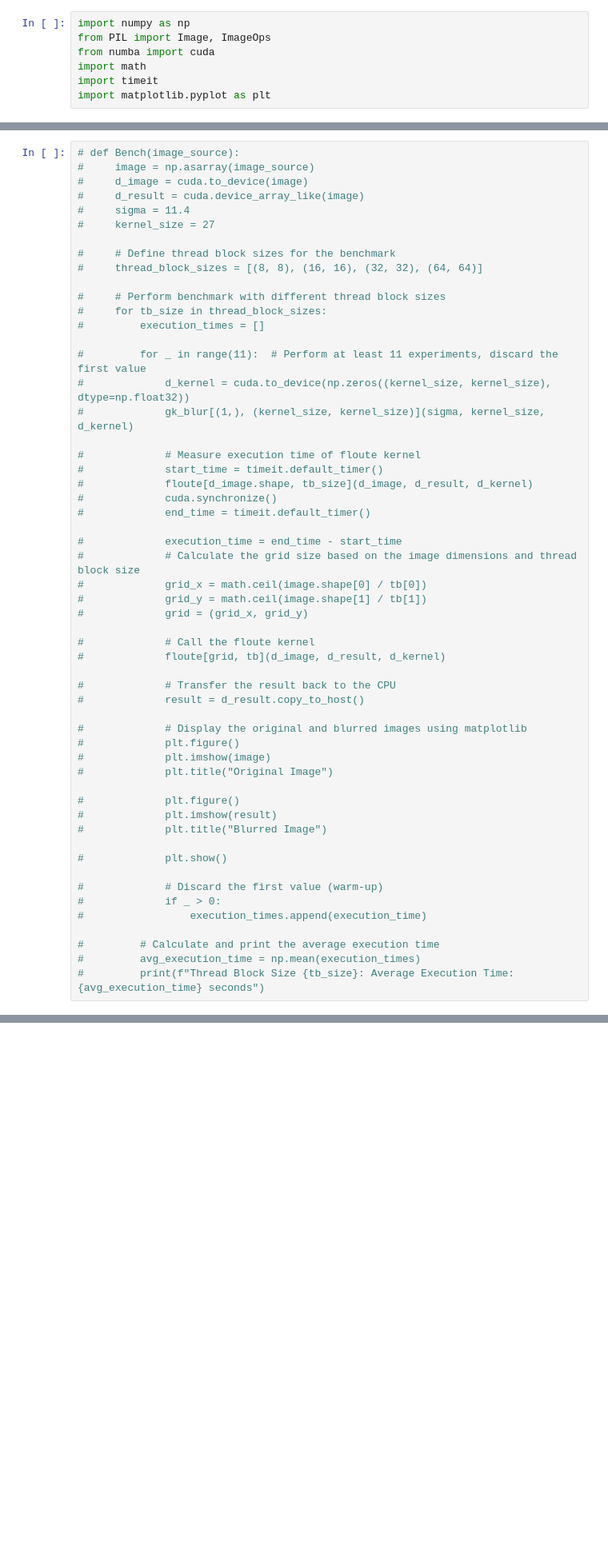
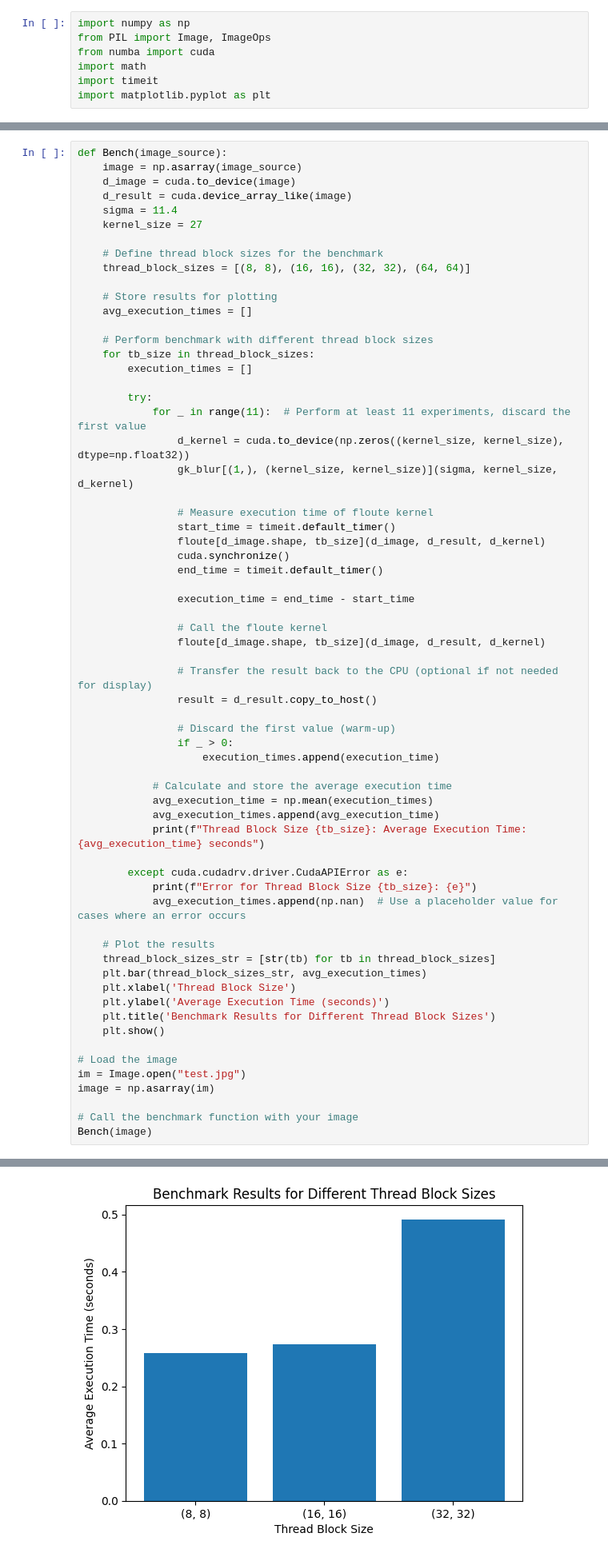
Before and after one commit to M4r0uan3/TP3_Kernel_Gaussien_Blur, a Jupyter notebook: TP3_berhili_marouane.ipynb, the cells around one changed output, grey strips where cells are left out. Shown: that part at 80% size. Cells and saved outputs as stored; diff of their text form; blank space fills up the shorter version.

Commit message:
add benchmark function

```diff
--- a/TP3_berhili_marouane.ipynb
+++ b/TP3_berhili_marouane.ipynb
@@ -60,57 +61,67 @@ def floute(input, output, kernel):
         output[x, y, 1] = t_G // 256
         output[x, y, 2] = t_B // 256
 # %%
-# def Bench(image_source):
-#     image = np.asarray(image_source)
-#     d_image = cuda.to_device(image)
-#     d_result = cuda.device_array_like(image)
-#     sigma = 11.4
-#     kernel_size = 27
+def Bench(image_source):
+    image = np.asarray(image_source)
+    d_image = cuda.to_device(image)
+    d_result = cuda.device_array_like(image)
+    sigma = 11.4
+    kernel_size = 27
 
-#     # Define thread block sizes for the benchmark
-#     thread_block_sizes = [(8, 8), (16, 16), (32, 32), (64, 64)]
+    # Define thread block sizes for the benchmark
+    thread_block_sizes = [(8, 8), (16, 16), (32, 32), (64, 64)]
 
-#     # Perform benchmark with different thread block sizes
-#     for tb_size in thread_block_sizes:
-#         execution_times = []
+    # Store results for plotting
+    avg_execution_times = []
 
-#         for _ in range(11):  # Perform at least 11 experiments, discard the first value
-#             d_kernel = cuda.to_device(np.zeros((kernel_size, kernel_size), dtype=np.float32))
-#             gk_blur[(1,), (kernel_size, kernel_size)](sigma, kernel_size, d_kernel)
+    # Perform benchmark with different thread block sizes
+    for tb_size in thread_block_sizes:
+        execution_times = []
 
-#             # Measure execution time of floute kernel
-#             start_time = timeit.default_timer()
-#             floute[d_image.shape, tb_size](d_image, d_result, d_kernel)
-#             cuda.synchronize()
-#             end_time = timeit.default_timer()
+        try:
+            for _ in range(11):  # Perform at least 11 experiments, discard the first value
+                d_kernel = cuda.to_device(np.zeros((kernel_size, kernel_size), dtype=np.float32))
+                gk_blur[(1,), (kernel_size, kernel_size)](sigma, kernel_size, d_kernel)
 
-#             execution_time = end_time - start_time
-#             # Calculate the grid size based on the image dimensions and thread block size
-#             grid_x = math.ceil(image.shape[0] / tb[0])
-#             grid_y = math.ceil(image.shape[1] / tb[1])
-#             grid = (grid_x, grid_y)
+                # Measure execution time of floute kernel
+                start_time = timeit.default_timer()
+                floute[d_image.shape, tb_size](d_image, d_result, d_kernel)
+                cuda.synchronize()
+                end_time = timeit.default_timer()
 
-#             # Call the floute kernel
-#             floute[grid, tb](d_image, d_result, d_kernel)
+                execution_time = end_time - start_time
 
-#             # Transfer the result back to the CPU
-#             result = d_result.copy_to_host()
+                # Call the floute kernel
+                floute[d_image.shape, tb_size](d_image, d_result, d_kernel)
 
-#             # Display the original and blurred images using matplotlib
-#             plt.figure()
-#             plt.imshow(image)
-#             plt.title("Original Image")
+                # Transfer the result back to the CPU (optional if not needed for display)
+                result = d_result.copy_to_host()
 
-#             plt.figure()
-#             plt.imshow(result)
-#             plt.title("Blurred Image")
+                # Discard the first value (warm-up)
+                if _ > 0:
+                    execution_times.append(execution_time)
 
-#             plt.show()
+            # Calculate and store the average execution time
+            avg_execution_time = np.mean(execution_times)
+            avg_execution_times.append(avg_execution_time)
+            print(f"Thread Block Size {tb_size}: Average Execution Time: {avg_execution_time} seconds")
 
-#             # Discard the first value (warm-up)
-#             if _ > 0:
-#                 execution_times.append(execution_time)
+        except cuda.cudadrv.driver.CudaAPIError as e:
+            print(f"Error for Thread Block Size {tb_size}: {e}")
+            avg_execution_times.append(np.nan)  # Use a placeholder value for cases where an error occurs
 
-#         # Calculate and print the average execution time
-#         avg_execution_time = np.mean(execution_times)
-#         print(f"Thread Block Size {tb_size}: Average Execution Time: {avg_execution_time} seconds")
+    # Plot the results
+    thread_block_sizes_str = [str(tb) for tb in thread_block_sizes]
+    plt.bar(thread_block_sizes_str, avg_execution_times)
+    plt.xlabel('Thread Block Size')
+    plt.ylabel('Average Execution Time (seconds)')
+    plt.title('Benchmark Results for Different Thread Block Sizes')
+    plt.show()
+
+# Load the image
+im = Image.open("test.jpg")
+image = np.asarray(im)
+
+# Call the benchmark function with your image
+Bench(image)
+# %% [output]
@@ -117 +133,2 @@ def floute(input, output, kernel):
+[figure, added]
 # %%
```
Also changed, not shown: parts of 4 cells of this notebook.
